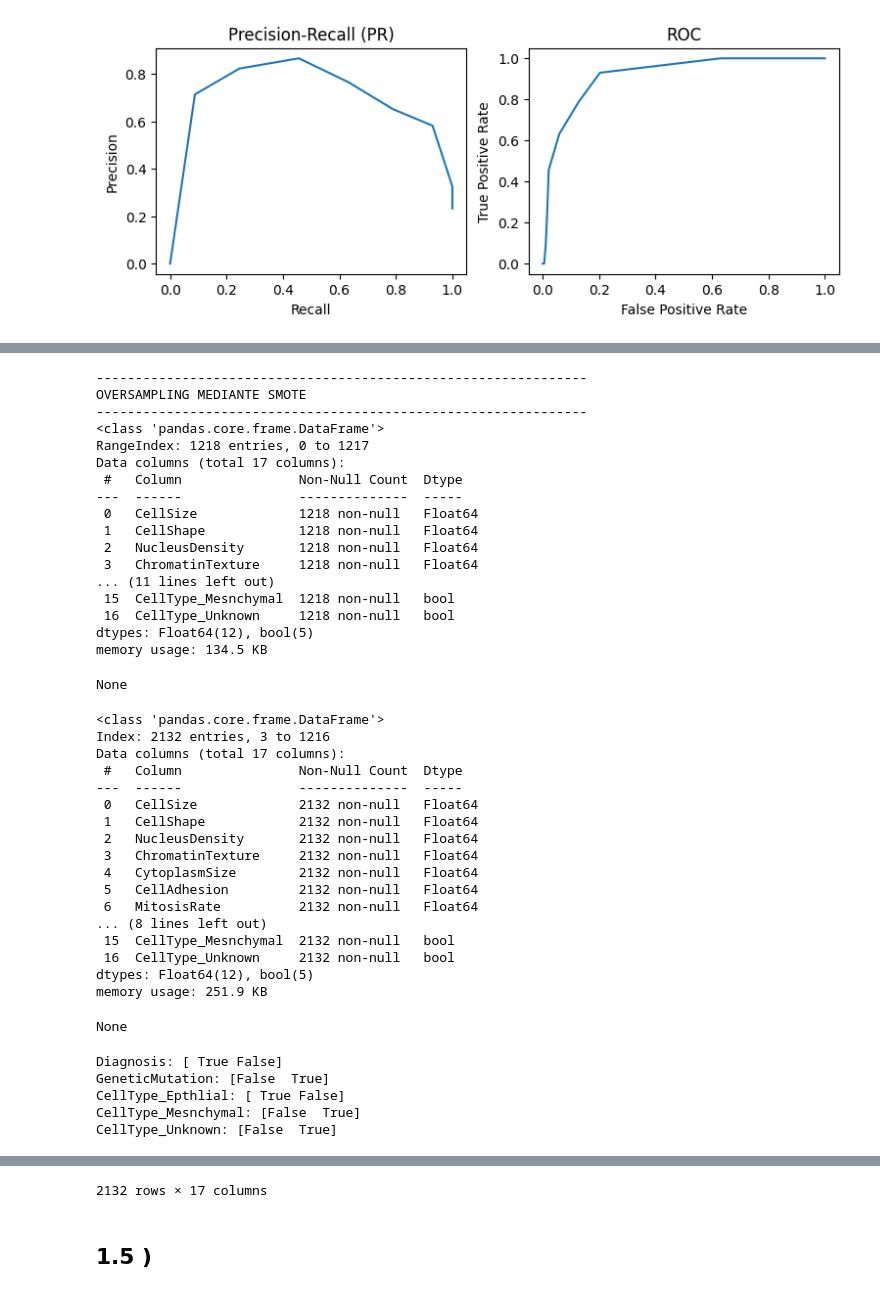
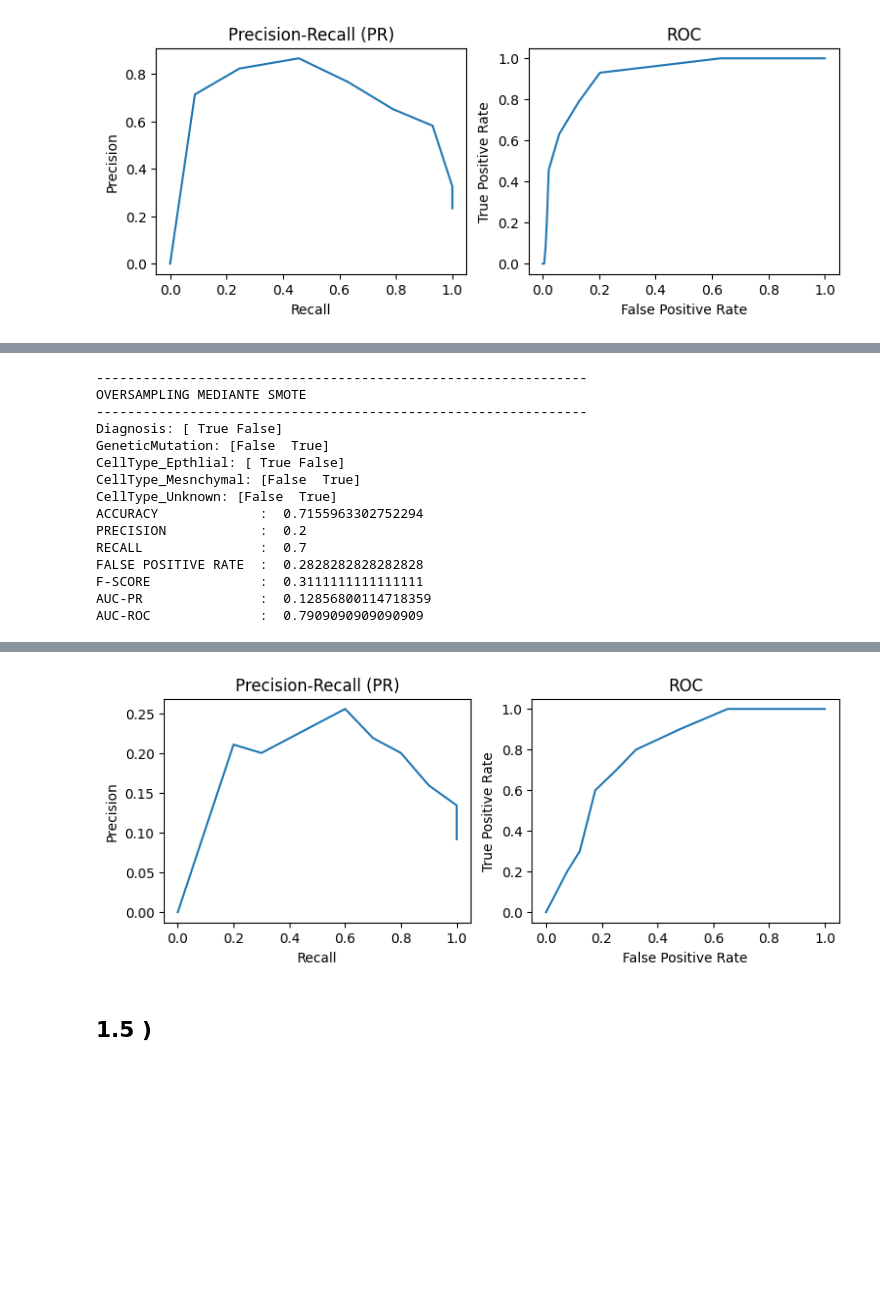
Before and after one commit to NazaGonella/TP02-machine-learning, a Jupyter notebook: Gonella_Nazareno_Notebook_TP2.ipynb, the cells around one changed output, grey strips where cells are left out. Saved outputs shown, nothing was run; the diff lists cells and outputs as text; code cells hidden in the pictures; blank space fills up the shorter version.

```diff
--- a/Gonella_Nazareno_Notebook_TP2.ipynb
+++ b/Gonella_Nazareno_Notebook_TP2.ipynb
@@ -415,52 +397,26 @@ AUC-ROC              :  0.9463157894736842
 print("---------------------------------------------------------------")
 print("OVERSAMPLING MEDIANTE SMOTE")
 print("---------------------------------------------------------------")
-display(cell_diagnosis_dev_imbalanced_processed_and_standardized.info())
+# display(cell_diagnosis_dev_imbalanced_processed_and_standardized.info())
 cell_diagnosis_dev_oversampled_by_SMOTE : pd.DataFrame = prepro.oversample_by_SMOTE(cell_diagnosis_dev_imbalanced_processed_and_standardized, objective_class='Diagnosis', k=2)
-display(cell_diagnosis_dev_oversampled_by_SMOTE.info())
-for col in ['Diagnosis', 'GeneticMutation', 'CellType_Epthlial', 'CellType_Mesnchymal', 'CellType_Unknown']:
-    print(f"{col}: {cell_diagnosis_dev_oversampled_by_SMOTE[col].unique()}")
+# display(cell_diagnosis_dev_oversampled_by_SMOTE.info())
+# for col in ['Diagnosis', 'GeneticMutation', 'CellType_Epthlial', 'CellType_Mesnchymal', 'CellType_Unknown']:
+#     print(f"{col}: {cell_diagnosis_dev_oversampled_by_SMOTE[col].unique()}")
 # display(cell_diagnosis_dev_oversampled_by_SMOTE)
 evaluate_model_1_4(cell_diagnosis_dev_oversampled_by_SMOTE)
 # %% [output]
 ---------------------------------------------------------------
 OVERSAMPLING MEDIANTE SMOTE
 ---------------------------------------------------------------
-<class 'pandas.core.frame.DataFrame'>
-RangeIndex: 1218 entries, 0 to 1217
-Data columns (total 17 columns):
- #   Column               Non-Null Count  Dtype
----  ------               --------------  -----
- 0   CellSize             1218 non-null   Float64
- 1   CellShape            1218 non-null   Float64
- 2   NucleusDensity       1218 non-null   Float64
- 3   ChromatinTexture     1218 non-null   Float64
-... (11 lines left out)
- 15  CellType_Mesnchymal  1218 non-null   bool
- 16  CellType_Unknown     1218 non-null   bool
-dtypes: Float64(12), bool(5)
-memory usage: 134.5 KB
+Diagnosis: [ True False]
+GeneticMutation: [False  True]
+CellType_Epthlial: [ True False]
+CellType_Mesnchymal: [False  True]
+CellType_Unknown: [False  True]
+ACCURACY             :  0.7155963302752294
+PRECISION            :  0.2
+RECALL               :  0.7
+FALSE POSITIVE RATE  :  0.2828282828282828
+F-SCORE              :  0.3111111111111111
+AUC-PR               :  0.12856800114718359
+AUC-ROC              :  0.7909090909090909
-None
-<class 'pandas.core.frame.DataFrame'>
-Index: 2132 entries, 3 to 1216
-Data columns (total 17 columns):
- #   Column               Non-Null Count  Dtype
----  ------               --------------  -----
- 0   CellSize             2132 non-null   Float64
- 1   CellShape            2132 non-null   Float64
- 2   NucleusDensity       2132 non-null   Float64
- 3   ChromatinTexture     2132 non-null   Float64
- 4   CytoplasmSize        2132 non-null   Float64
- 5   CellAdhesion         2132 non-null   Float64
- 6   MitosisRate          2132 non-null   Float64
-... (8 lines left out)
- 15  CellType_Mesnchymal  2132 non-null   bool
- 16  CellType_Unknown     2132 non-null   bool
-dtypes: Float64(12), bool(5)
-memory usage: 251.9 KB
-None
-Diagnosis: [ True False]
-GeneticMutation: [False  True]
-CellType_Epthlial: [ True False]
-CellType_Mesnchymal: [False  True]
-CellType_Unknown: [False  True]
@@ -479,3 +423,3 @@ CellType_Unknown: [False  True]
-2132 rows × 17 columns
+[figure, added]
 # %% [markdown]
 ## 1.5 )
```
Also changed, not shown: parts of 4 cells of this notebook, 1 other file.
